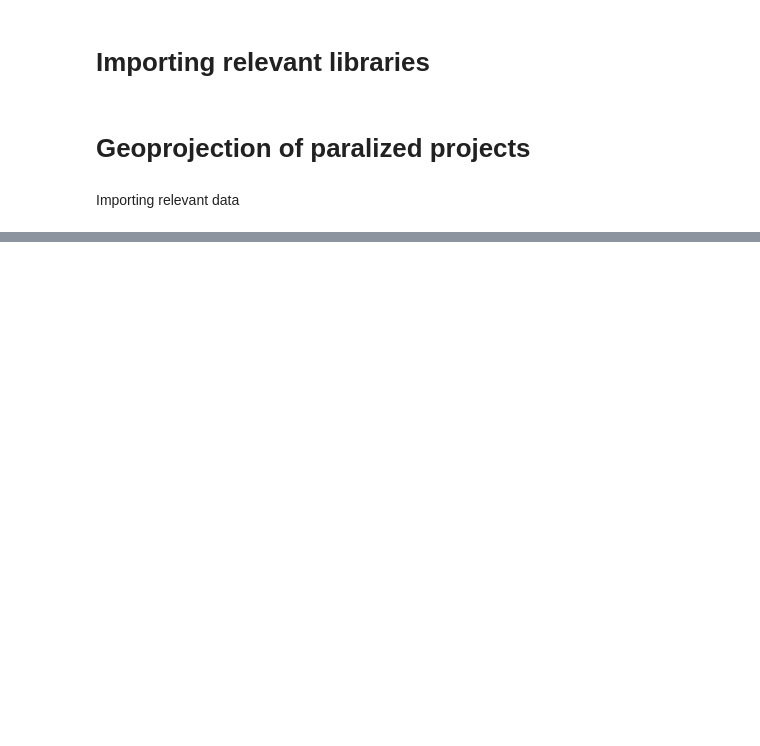
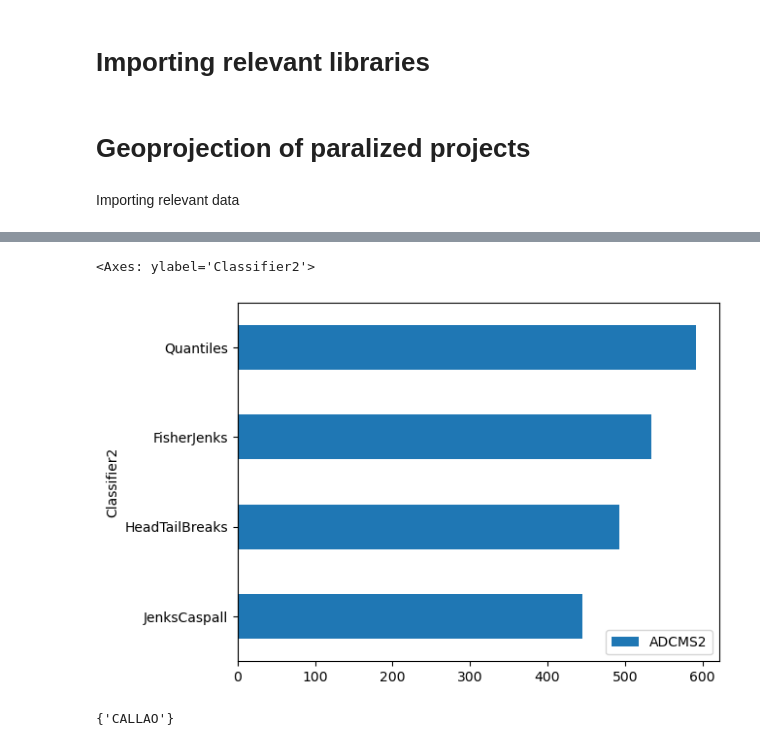
Before and after one commit to Pepix2345/Proyecto-Magallanes, a Jupyter notebook: Trabajo de investigación/Maps-Obras.ipynb, the cells around one changed output, grey strips where cells are left out. Cells and saved outputs as stored; diff of their text form; code cells hidden in the pictures; blank space fills up the shorter version.

```diff
--- a/Trabajo de investigación/Maps-Obras.ipynb
+++ b/Trabajo de investigación/Maps-Obras.ipynb
@@ -35,0 +101,13 @@ perucities_clipped
+# %%
+
+theVar2= obras_porprovincia.casos
+q41=mapclassify.Quantiles(theVar2,k=K)
+ht41 = mapclassify.HeadTailBreaks(theVar2)
+fj41 = mapclassify.FisherJenks(theVar2, k=K)
+jc41 = mapclassify.JenksCaspall(theVar2, k=K)
+# %%
+class42= q41, ht41, fj41, jc41
+points2= np.array([c.adcm for c in class42])
+adcm2=pd.DataFrame(points2)
+adcm2['classifier2']=[c.name for c in class42]
+adcm2.columns= ['ADCMS2','Classifier2']
@@ -35,0 +122,5 @@ perucities_clipped
+# %%
+adcm2.sort_values('ADCMS2').plot.barh(x='Classifier2')
+# %% [output]
+<Axes: ylabel='Classifier2'>
+[figure, added]
@@ -35,0 +148,4 @@ perucities_clipped
+# %%
+onlydepartamento
+# %% [output]
+{'CALLAO'}
```
Also changed, not shown: parts of 54 cells of this notebook.
